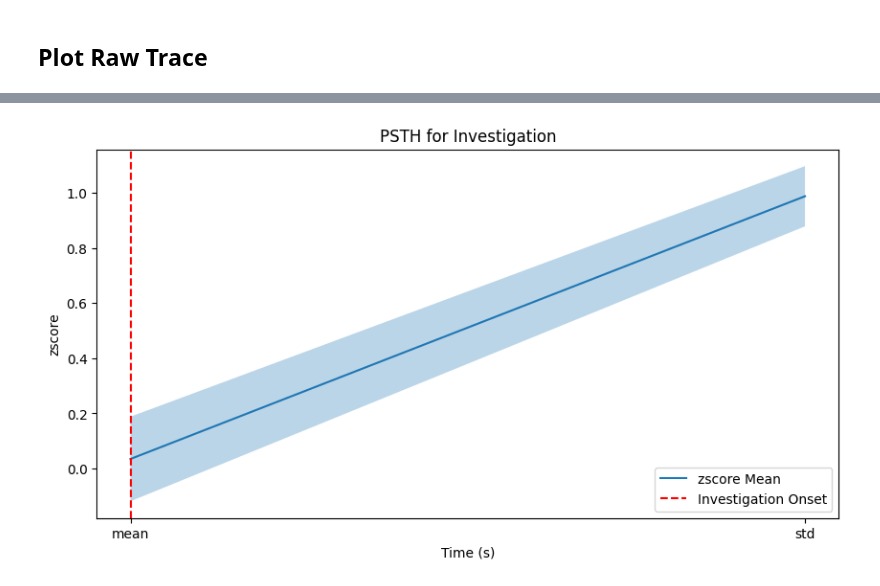
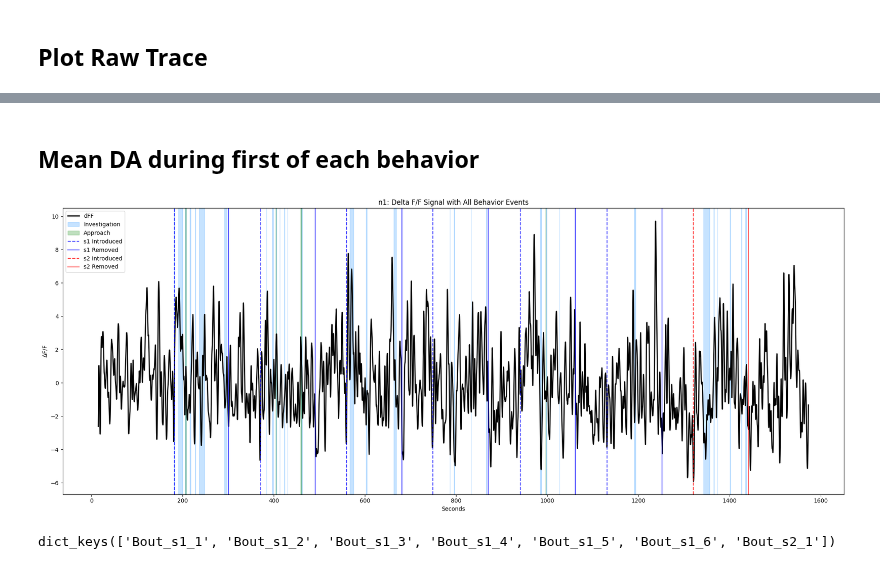
Before and after one commit to AlbertLeei/PCLAB_Photometry, a Jupyter notebook: P2_Code/test_single.ipynb, the cells around one changed output, grey strips where cells are left out. Cells and saved outputs as stored; diff of their text form; code cells hidden in the pictures.

```diff
--- a/P2_Code/test_single.ipynb
+++ b/P2_Code/test_single.ipynb
@@ -76,4 +82,2 @@ tdt_data_obj.plot_behavior_event('Investigation', plot_type='zscore')
-# %%
-tdt_data_obj.plot_psth('Investigation', 'zscore')
-# %% [output]
-[figure, removed]
+# %% [markdown]
+## Mean DA during first of each behavior
@@ -79,0 +86,4 @@ tdt_data_obj.plot_psth('Investigation', 'zscore')
+# %%
+tdt_data_obj.hab_dishab_plot_behavior_event(behavior_name='all')
+# %% [output]
+[figure, added]
@@ -79,0 +92,4 @@ tdt_data_obj.plot_psth('Investigation', 'zscore')
+# %%
+tdt_data_obj.bout_dict.keys()
+# %% [output]
+dict_keys(['Bout_s1_1', 'Bout_s1_2', 'Bout_s1_3', 'Bout_s1_4', 'Bout_s1_5', 'Bout_s1_6', 'Bout_s2_1'])
```
Also changed, not shown: parts of 10 cells of this notebook, 2 other files.
